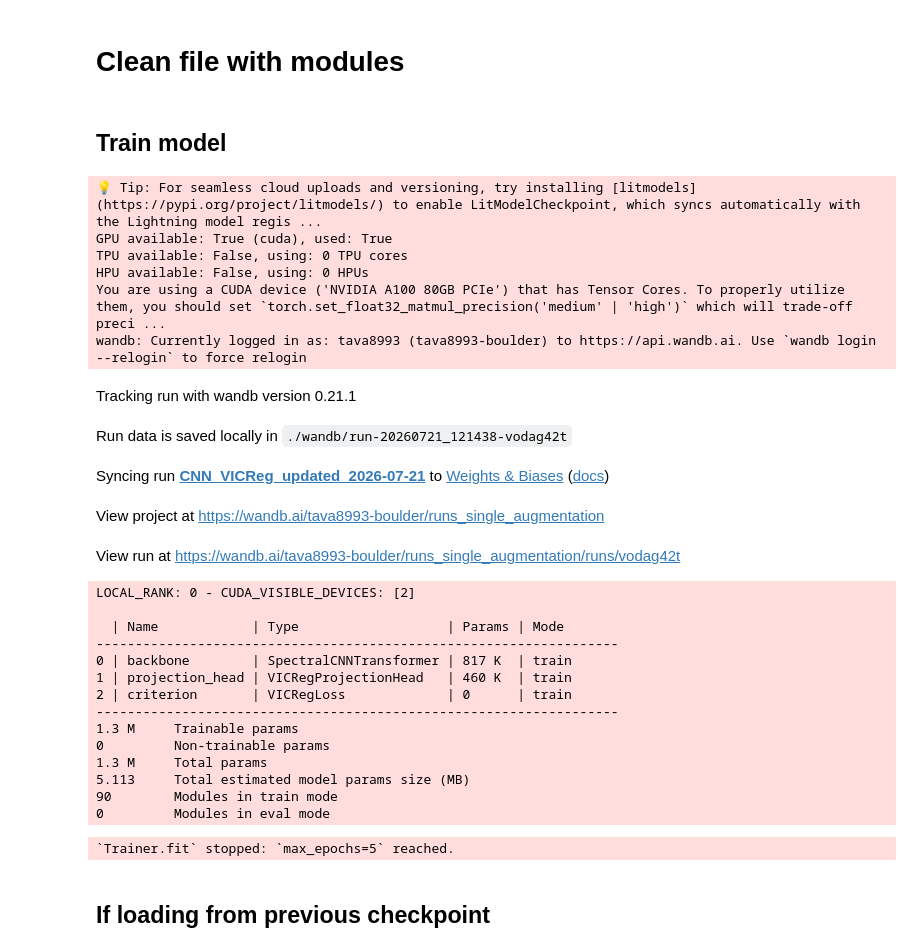
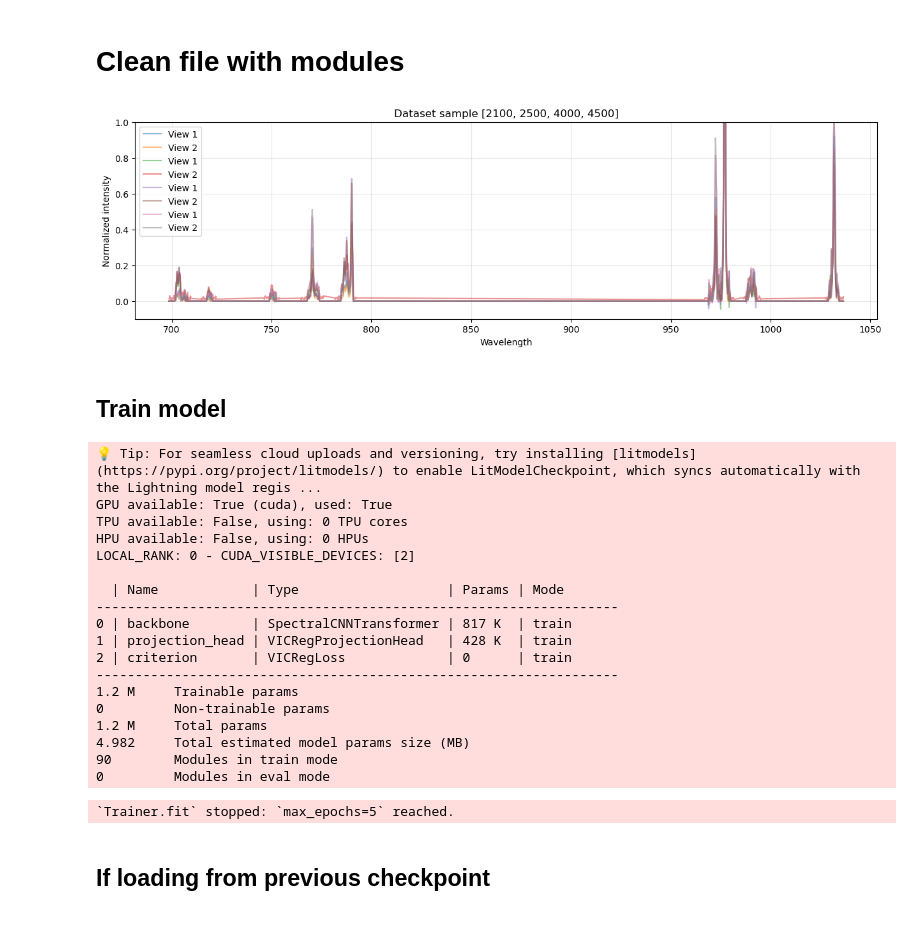
Before and after one commit to taniavsn/SimSPICE, a Jupyter notebook: notebooks/single_VICReg_21-7-26.ipynb, the cells around one changed output. Drawn from its saved outputs; the diff is of its cells as text; code cells hidden in the pictures; blank space fills up the shorter version.

```diff
--- a/notebooks/single_VICReg_21-7-26.ipynb
+++ b/notebooks/single_VICReg_21-7-26.ipynb
@@ -63,2 +61,21 @@ dataloader = DataLoader(
+# %%
+sample_indexs = [2100,2500,4000,4500]
+
+wavelength = dataset.all_spectra.isel(index=sample_indexs[0])["wvl"].values
+plt.figure(figsize=(15, 4))
+for x in sample_indexs:
+    view_1, view_2 = dataset[x]
+    view_1 = view_1.squeeze().numpy()
+    view_2 = view_2.squeeze().numpy()
+    plt.plot(wavelength, view_1, label="View 1", alpha=0.5)
+    plt.plot(wavelength, view_2, label="View 2", alpha=0.5)
+plt.xlabel("Wavelength")
+plt.ylabel("Normalized intensity"), plt.ylim(-.1,1.)
+plt.title(f"Dataset sample {sample_indexs}")
+plt.legend()
+plt.grid(alpha=0.3)
+plt.show()
+# %% [output]
+[figure, added]
 # %% [markdown]
 ## Train model
@@ -69,7 +84,7 @@ epoch_nbr = 5
 model = SA.SpectralVICReg(
     backbone_embedding_dim=256,
     projection_hidden_dim=512,
-    projection_output_dim=128,
+    projection_output_dim=64, # 128 default
     learning_rate=3e-4,
     weight_decay=1e-4,
     maximum_epochs=epoch_nbr,
@@ -79,7 +94,7 @@ model = SA.SpectralVICReg(
 
 accelerator = "gpu" if torch.cuda.is_available() else "cpu"
 
-wandb_logger = WandbLogger(project="runs_double_augmentation", name=f"{id}_{datetime.today().strftime('%Y-%m-%d')}", log_model=True)
+wandb_logger = WandbLogger(project="runs_single_augmentation", name=f"{id}_{datetime.today().strftime('%Y-%m-%d')}", log_model=True)
 
 trainer = pl.Trainer(max_epochs=epoch_nbr, devices=1, accelerator=accelerator, logger=wandb_logger)
 trainer.fit(model=model, train_dataloaders=dataloader)
@@ -88,28 +103,21 @@ trainer.fit(model=model, train_dataloaders=dataloader)
 GPU available: True (cuda), used: True
 TPU available: False, using: 0 TPU cores
 HPU available: False, using: 0 HPUs
-You are using a CUDA device ('NVIDIA A100 80GB PCIe') that has Tensor Cores. To properly utilize them, you should set `torch.set_float32_matmul_precision('medium' | 'high')` which will trade-off preci ...
-wandb: Currently logged in as: tava8993 (tava8993-boulder) to https://api.wandb.ai. Use `wandb login --relogin` to force relogin
+LOCAL_RANK: 0 - CUDA_VISIBLE_DEVICES: [2]
+
+  | Name            | Type                   | Params | Mode
+-------------------------------------------------------------------
+0 | backbone        | SpectralCNNTransformer | 817 K  | train
+1 | projection_head | VICRegProjectionHead   | 428 K  | train
+2 | criterion       | VICRegLoss             | 0      | train
+-------------------------------------------------------------------
+1.2 M     Trainable params
+0         Non-trainable params
+1.2 M     Total params
+4.982     Total estimated model params size (MB)
+90        Modules in train mode
+0         Modules in eval mode
-Tracking run with wandb version 0.21.1
-Run data is saved locally in ./wandb/run-20260721_121438-vodag42t
-Syncing run CNN_VICReg_updated_2026-07-21 to Weights & Biases (docs)
-View project at https://wandb.ai/tava8993-boulder/runs_single_augmentation
-View run at https://wandb.ai/tava8993-boulder/runs_single_augmentation/runs/vodag42t
-LOCAL_RANK: 0 - CUDA_VISIBLE_DEVICES: [2]
-
-  | Name            | Type                   | Params | Mode
--------------------------------------------------------------------
-0 | backbone        | SpectralCNNTransformer | 817 K  | train
-1 | projection_head | VICRegProjectionHead   | 460 K  | train
-2 | criterion       | VICRegLoss             | 0      | train
--------------------------------------------------------------------
-1.3 M     Trainable params
-0         Non-trainable params
-1.3 M     Total params
-5.113     Total estimated model params size (MB)
-90        Modules in train mode
-0         Modules in eval mode
+`Trainer.fit` stopped: `max_epochs=5` reached.
-`Trainer.fit` stopped: `max_epochs=5` reached.
 # %% [markdown]
 ## If loading from previous checkpoint
 # %%
```
Also changed, not shown: parts of 15 cells of this notebook, 7 other files.
